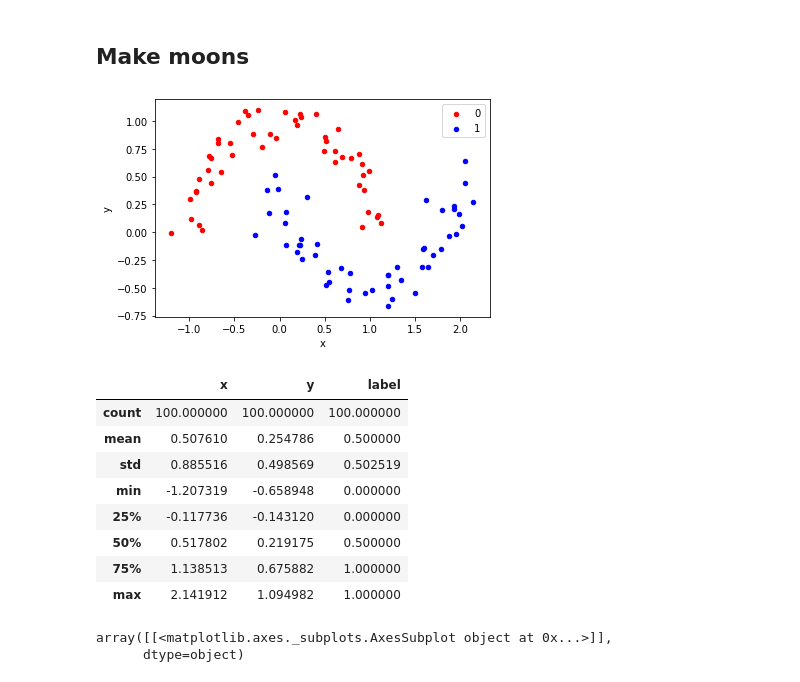
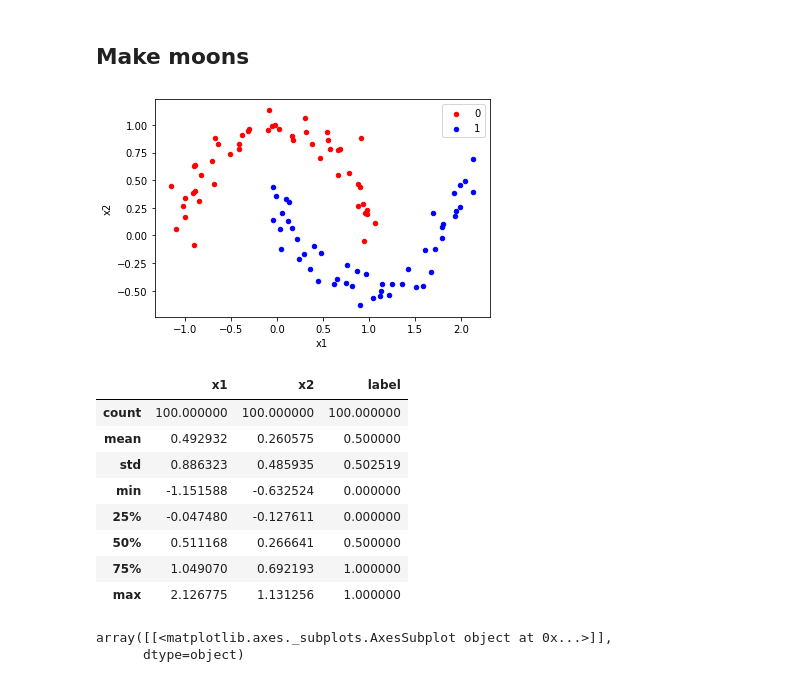
Before and after one commit to Simplon-IA-Bdx-1/veille-logloss-auc, a Jupyter notebook: LoglossAUC.ipynb, the cells around one changed output. Cells and saved outputs as stored; diff of their text form; code cells hidden in the pictures.

```diff
--- a/LoglossAUC.ipynb
+++ b/LoglossAUC.ipynb
@@ -63,11 +63,11 @@ from sklearn.datasets import make_circles
 X, y = make_circles(n_samples=100, noise=0.05)
 
 # scatter plot, dots colored by class value
-df = pd.DataFrame(dict(x=X[:,0], y=X[:,1], label=y))
+df = pd.DataFrame(dict(x1=X[:,0], x2=X[:,1], label=y))
 colors = {0:'red', 1:'blue'}
 fig, ax = pyplot.subplots()
 grouped = df.groupby('label')
 for key, group in grouped:
-    group.plot(ax=ax, kind='scatter', x='x', y='y', label=key, color=colors[key])
+    group.plot(ax=ax, kind='scatter', x='x1', y='x2', label=key, color=colors[key])
 pyplot.show()
 # %% [output]
@@ -96,28 +96,28 @@ array([[<matplotlib.axes._subplots.AxesSubplot object at 0x...>]],
 # %%
 # generate 2d classification dataset
 X, y = make_moons(n_samples=100, noise=0.1)
 # scatter plot, dots colored by class value
-df = pd.DataFrame(dict(x=X[:,0], y=X[:,1], label=y))
+df = pd.DataFrame(dict(x1=X[:,0], x2=X[:,1], label=y))
 colors = {0:'red', 1:'blue'}
 fig, ax = pyplot.subplots()
 grouped = df.groupby('label')
 for key, group in grouped:
-    group.plot(ax=ax, kind='scatter', x='x', y='y', label=key, color=colors[key])
+    group.plot(ax=ax, kind='scatter', x='x1', y='x2', label=key, color=colors[key])
 pyplot.show()
 # %% [output]
-[figure, old version]
+[figure, new version]
 # %%
 df.describe()
 # %% [output]
-|  | x | y | label |
+|  | x1 | x2 | label |
 | count | 100.000000 | 100.000000 | 100.000000 |
-| mean | 0.507610 | 0.254786 | 0.500000 |
-| std | 0.885516 | 0.498569 | 0.502519 |
-| min | -1.207319 | -0.658948 | 0.000000 |
-| 25% | -0.117736 | -0.143120 | 0.000000 |
-| 50% | 0.517802 | 0.219175 | 0.500000 |
-| 75% | 1.138513 | 0.675882 | 1.000000 |
-| max | 2.141912 | 1.094982 | 1.000000 |
+| mean | 0.492932 | 0.260575 | 0.500000 |
+| std | 0.886323 | 0.485935 | 0.502519 |
+| min | -1.151588 | -0.632524 | 0.000000 |
+| 25% | -0.047480 | -0.127611 | 0.000000 |
+| 50% | 0.511168 | 0.266641 | 0.500000 |
+| 75% | 1.049070 | 0.692193 | 1.000000 |
+| max | 2.126775 | 1.131256 | 1.000000 |
 # %%
 df_y = pd.DataFrame(y)
 df_y.hist()
```
Also changed, not shown: parts of 13 cells of this notebook.
